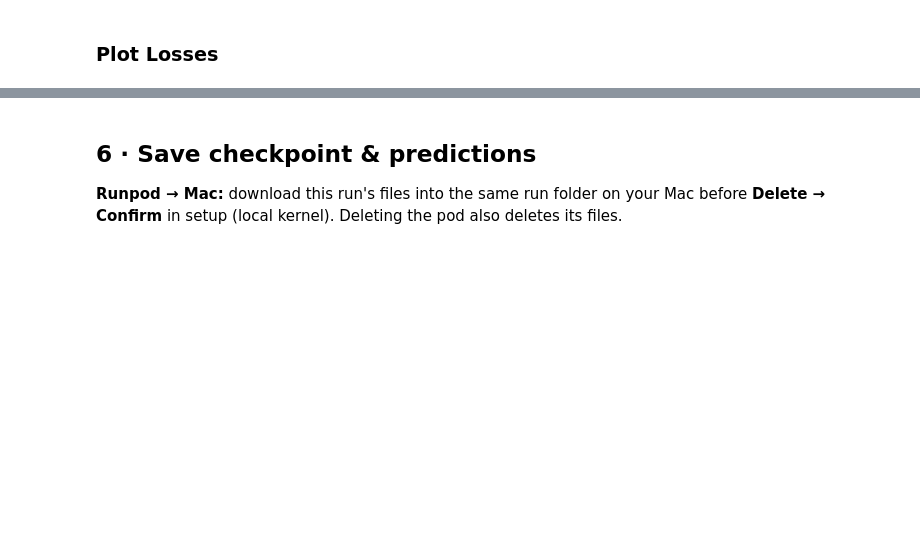
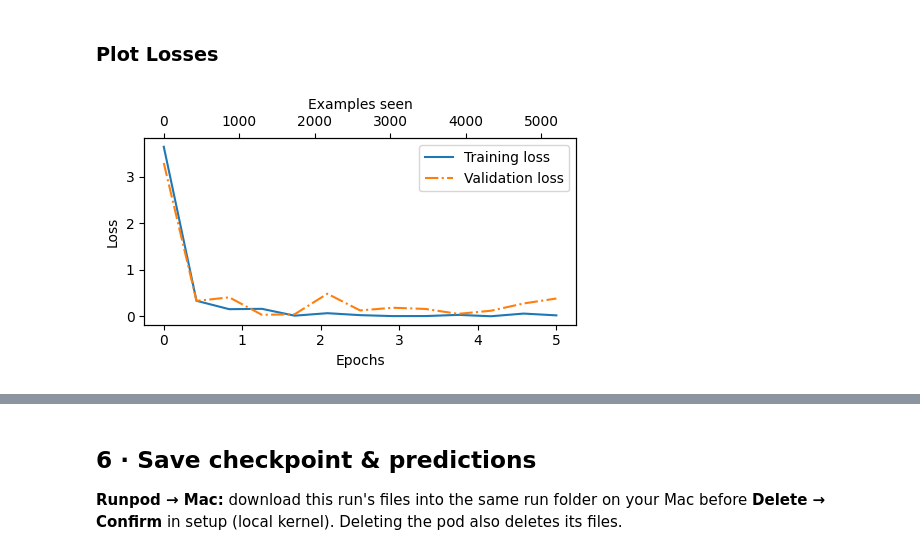
Before and after one commit to faisalanjum/LLM-fine-tuning, a Jupyter notebook: Training/02_classification_lora.ipynb, the cells around one changed output, grey strips where cells are left out. Saved outputs shown, nothing was run; the diff lists cells and outputs as text; code cells hidden in the pictures; blank space fills up the shorter version.

Commit message:
Implement LoRA classification and extract shared helpers

```diff
--- a/Training/02_classification_lora.ipynb
+++ b/Training/02_classification_lora.ipynb
@@ -140,6 +186,22 @@ Pad inputs to a common length and keep class labels unchanged.
+# %%
+train_dataset = SpamDataset(train_df, tokenizer, max_length = None)
+val_dataset   = SpamDataset(val_df, tokenizer, max_length = train_dataset.max_length)
+test_dataset  = SpamDataset(test_df, tokenizer, max_length = train_dataset.max_length)
 # %% [markdown]
 ### DataLoader
 
 Build the loaders and inspect one batch.
 # %%
-# TODO: create train_loader, val_loader, and test_loader; inspect one batch.
+num_workers = 0
+batch_size  = 8
+
+torch.manual_seed(123)
+
+train_loader = DataLoader(dataset=train_dataset, batch_size=batch_size, shuffle=True, num_workers=num_workers, drop_last=True)
+val_loader   = DataLoader(dataset=val_dataset, batch_size=batch_size, shuffle=False, num_workers=num_workers, drop_last=False)
+test_loader  = DataLoader(dataset=test_dataset, batch_size=batch_size, shuffle=False, num_workers=num_workers, drop_last=False)
+
+for input_batch, label_batch in train_loader:
+    pass
+
+print(f"input_batch: {input_batch.shape},Label shape: {label_batch.shape}")
@@ -160,4 +251,11 @@ Predict class labels before training and record the starting accuracy.
 
 Rerun training to continue with the current model and optimizer; `num_epochs` adds more epochs.
 # %%
-# TODO: set num_epochs and train with the same classification loss and loop.
+torch.manual_seed(123)
+num_epochs = 5
+
+train_losses, val_losses, train_accs, val_accs, examples_seen = train_classifier_simple(
+    model, device, tokenizer, optimizer,
+    train_loader, val_loader,
+    eval_freq=50, eval_iter=5, epochs=num_epochs
+)
@@ -164,4 +281,9 @@ Rerun training to continue with the current model and optimizer; `num_epochs` ad
 # %% [markdown]
 ### Plot Losses
 # %%
-# TODO: plot the training and validation losses.
+epochs_tensor = torch.linspace(0, num_epochs, len(train_losses))
+examples_seen_tensor = torch.linspace(0, examples_seen, len(train_losses))
+
+plot_values(epochs_tensor, examples_seen_tensor, train_losses, val_losses)
+# %% [output]
+[figure, added]
```
Also changed, not shown: parts of 31 cells of this notebook, 7 other files.
